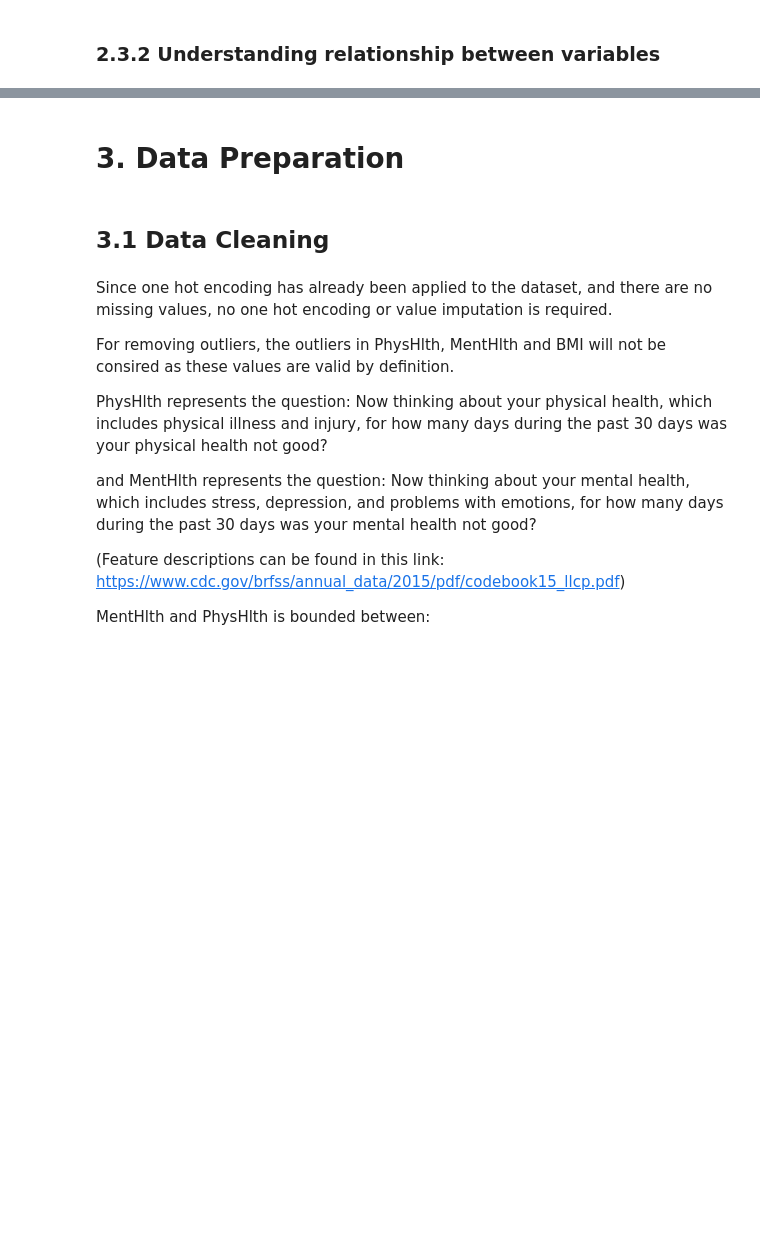
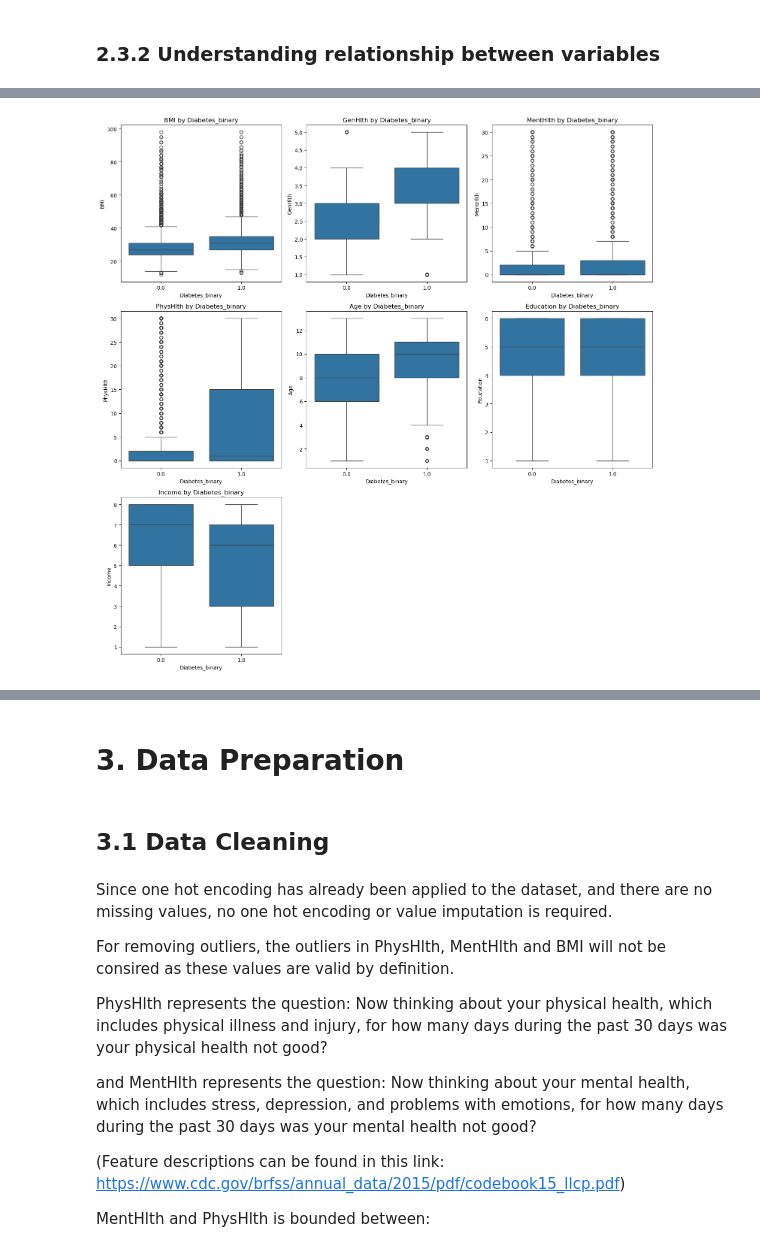
Before and after one commit to Isaac-tan318/MLDP, a Jupyter notebook: MLDP Program Codes Submission Template.ipynb, the cells around one changed output, grey strips where cells are left out. Drawn from its saved outputs; the diff is of its cells as text; code cells hidden in the pictures; blank space fills up the shorter version.

```diff
--- a/MLDP Program Codes Submission Template.ipynb
+++ b/MLDP Program Codes Submission Template.ipynb
@@ -222,22 +289,24 @@ plt.show()
 # %%
-Box plots of numerical features grouped by target variable
+# Box plots of numerical features grouped by target variable
 
 n_cols = 3  # number of plots per row
 n_rows = math.ceil(len(numerical_features) / n_cols)
 
 fig, axes = plt.subplots(n_rows, n_cols, figsize=(15, 5 * n_rows))
 axes = axes.flatten()
 
 for i, col in enumerate(numerical_features):
     sns.boxplot(data=df, x='Diabetes_binary', y=col, ax=axes[i])
     axes[i].set_title(f'{col} by Diabetes_binary')
 
-Remove empty subplots if any
+# Remove empty subplots if any
 for j in range(i + 1, len(axes)):
     fig.delaxes(axes[j])
 
 plt.tight_layout()
 plt.show()
+# %% [output]
+[figure, added]
 # %%
 # Binary Features vs Diabetes_binary
 # Count plot to show the relationship between binary features and diabetes
```
Also changed, not shown: parts of 10 cells of this notebook, 2 other files.
